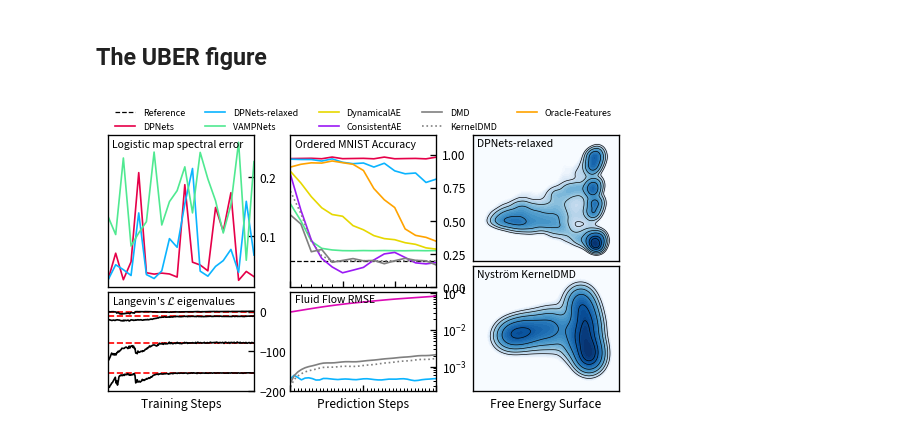
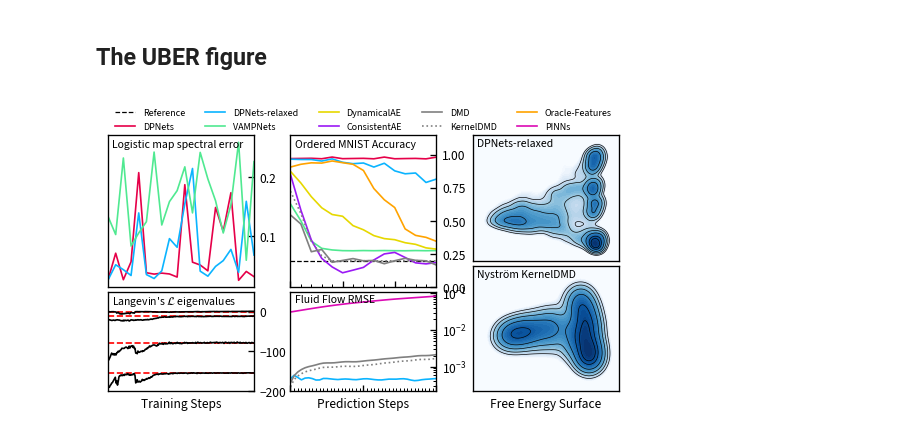
Before and after one commit to pietronvll/DPNets, a Jupyter notebook: figures/uber_fig.ipynb, the cells around one changed output. Saved outputs shown, nothing was run; the diff lists cells and outputs as text; code cells hidden in the pictures.

```diff
--- a/figures/uber_fig.ipynb
+++ b/figures/uber_fig.ipynb
@@ -216,32 +216,39 @@ ax_fluid_flow.text(pad, 1 - pad, 'Fluid Flow RMSE', transform=ax_fluid_flow.tran
 ax_fluid_flow.yaxis.tick_right()
 
 # Chignolin - DPNets
 ax_chignolin_dp = fig.add_subplot(gs[1:6, 2])
 x, fes = FES['DPNets']['x'], FES['DPNets']['data']
 ax_chignolin_dp.tricontourf(x[:, 0], x[:, 1], fes, levels = np.linspace(0, 20, 100), cmap='Blues_r', vmax=6.5);
 ax_chignolin_dp.tricontour(x[:, 0], x[:, 1], fes, levels = [0.5, 1, 2, 3, 4, 5], linewidths=0.4, colors='k');
 ax_chignolin_dp.set(**{
     'xticks': [],
     'yticks': [],
 })
 ax_chignolin_dp.text(pad, 1 - pad, 'DPNets-relaxed', transform=ax_chignolin_dp.transAxes, fontsize=caption_size, verticalalignment='top')
 
 # Chignolin - Nystrom-PCR
 ax_chignolin_nys = fig.add_subplot(gs[6:, 2])
 x, fes = FES['Nystrom-PCR']['x'], FES['Nystrom-PCR']['data']
 ax_chignolin_nys.tricontourf(x[:, 0], x[:, 1], fes, levels = np.linspace(0, 20, 100), cmap='Blues_r', vmax=6.5);
 ax_chignolin_nys.tricontour(x[:, 0], x[:, 1], fes, levels = [0.5, 1, 2, 3, 4, 5], linewidths=0.4, colors='k');
 ax_chignolin_nys.set(**{
     'xticks': [],
     'yticks': [],
     'xlabel': 'Free Energy Surface',
 })
 ax_chignolin_nys.text(pad, 1 - pad, 'Nyström KernelDMD', transform=ax_chignolin_nys.transAxes, fontsize=caption_size, verticalalignment='top')
 
 # Legend
 ax_legend = fig.add_subplot(gs[0, :])
 ax_legend.axis('off')
-ax_legend.legend(*ax_ordered_mnist.get_legend_handles_labels(), loc='center', ncol=5, frameon=False, fontsize=6)
+# Join all handles and labels
+handles, labels = ax_ordered_mnist.get_legend_handles_labels()
+for (h, l) in zip(*ax_fluid_flow.get_legend_handles_labels()):
+    if l not in labels:
+        handles.append(h)
+        labels.append(l)
+
+ax_legend.legend(handles, labels, loc='center', ncol=5, frameon=False, fontsize=6)
 fig.savefig('dpnets.pdf', bbox_inches='tight', dpi=300)
 # %% [output]
-[figure, old version]
+[figure, new version]
```
Also changed, not shown: 1 other file.
